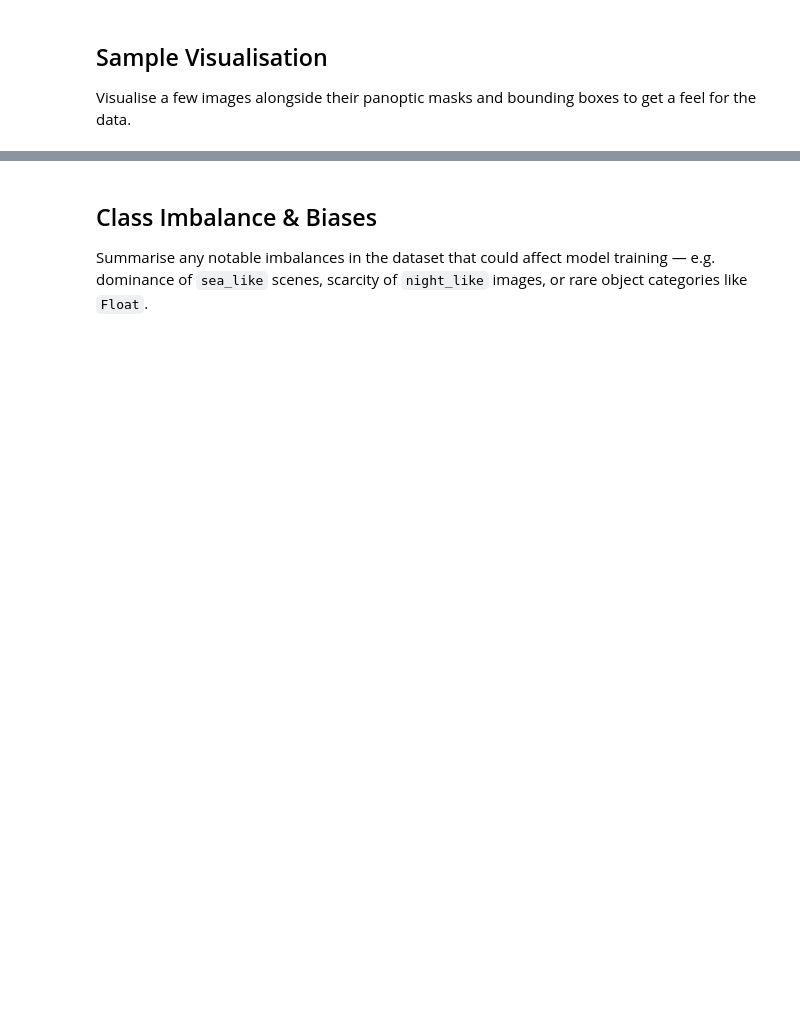
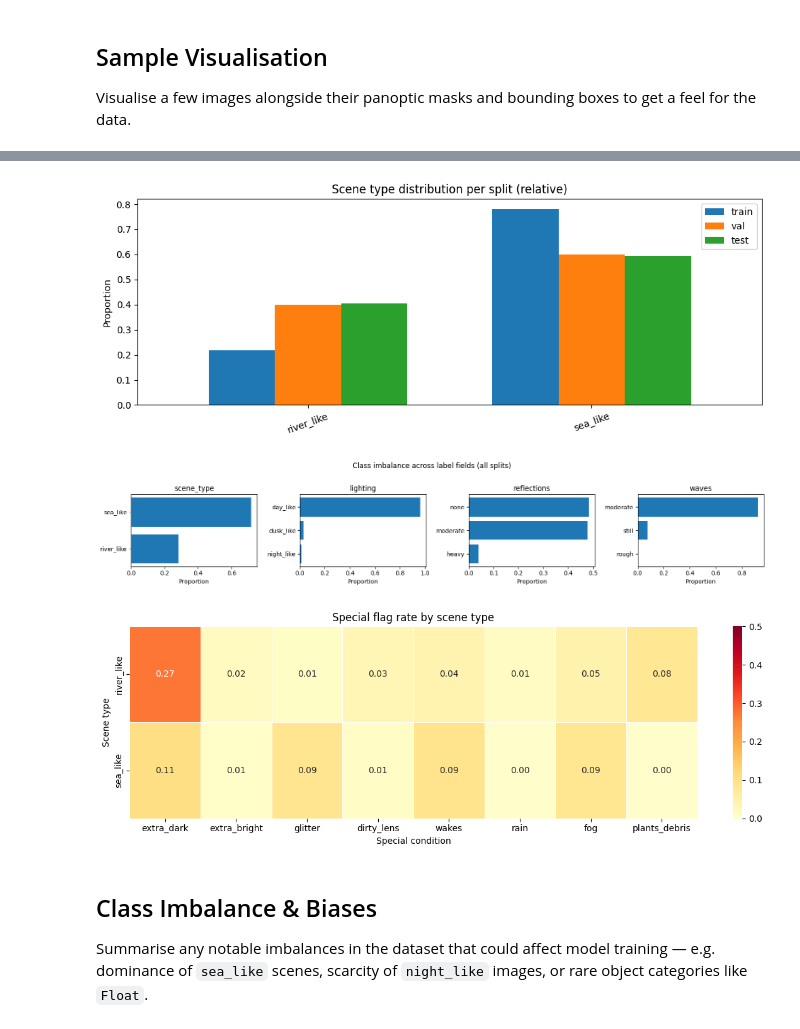
Before and after one commit to Timson1235/AP2026-Maritime-Navigation, a Jupyter notebook: 1_DatasetCharacteristics/exploratory_data_analysis.ipynb, the cells around one changed output, grey strips where cells are left out. Cells and saved outputs as stored; diff of their text form; code cells hidden in the pictures; blank space fills up the shorter version.

```diff
--- a/1_DatasetCharacteristics/exploratory_data_analysis.ipynb
+++ b/1_DatasetCharacteristics/exploratory_data_analysis.ipynb
@@ -133,3 +209,65 @@ N = 4
+# %%
+# --- 1. Per-split label distributions for scene_type ---
+scene_splits = {}
+for split in SPLITS:
+    counts = Counter(a["labels"]["scene_type"] for a in annotations[split]
+                     if a["labels"]["scene_type"] is not None)
+    scene_splits[split] = counts
+
+all_scenes = sorted({k for c in scene_splits.values() for k in c})
+split_totals = {split: sum(scene_splits[split].values()) for split in SPLITS}
+
+df_scene = pd.DataFrame(
+    {split: [scene_splits[split].get(s, 0) / split_totals[split] for s in all_scenes]
+     for split in SPLITS},
+    index=all_scenes
+)
+
+ax = df_scene.plot(kind="bar", figsize=(10, 4), width=0.7)
+ax.set_title("Scene type distribution per split (relative)")
+ax.set_ylabel("Proportion")
+ax.set_xlabel("")
+ax.tick_params(axis="x", rotation=20)
+plt.tight_layout()
+plt.show()
+
+# --- 2. Dominant vs rare: imbalance ratios across all label fields ---
+fig, axes = plt.subplots(1, len(label_fields), figsize=(16, 3))
+for ax, field in zip(axes, label_fields):
+    counts = Counter(a["labels"][field] for a in all_anns if a["labels"][field] is not None)
+    total = sum(counts.values())
+    labels_, vals = zip(*counts.most_common())
+    ax.barh(labels_, [v / total for v in vals])
+    ax.set_title(field)
+    ax.set_xlabel("Proportion")
+    ax.invert_yaxis()
+plt.suptitle("Class imbalance across label fields (all splits)", y=1.02)
+plt.tight_layout()
+plt.show()
+
+# --- 3. Special flags co-occurrence with scene_type (heatmap) ---
+special_flags = list(all_anns[0]["labels"]["special"].keys())
+scene_types   = sorted({a["labels"]["scene_type"] for a in all_anns
+                         if a["labels"]["scene_type"] is not None})
+
+cooc = pd.DataFrame(index=scene_types, columns=special_flags, dtype=float)
+for scene in scene_types:
+    scene_anns = [a for a in all_anns if a["labels"]["scene_type"] == scene]
+    for flag in special_flags:
+        cooc.loc[scene, flag] = sum(a["labels"]["special"][flag] for a in scene_anns) / len(scene_anns)
+
+fig, ax = plt.subplots(figsize=(12, 4))
+sns.heatmap(cooc.astype(float), annot=True, fmt=".2f", cmap="YlOrRd",
+            linewidths=0.5, ax=ax, vmin=0, vmax=0.5)
+ax.set_title("Special flag rate by scene type")
+ax.set_xlabel("Special condition")
+ax.set_ylabel("Scene type")
+plt.tight_layout()
+plt.show()
+# %% [output]
+[figure, added]
+[figure, added]
+[figure, added]
 # %% [markdown]
 ## Class Imbalance & Biases
 
```
Also changed, not shown: parts of 8 cells of this notebook, 8 other files.
